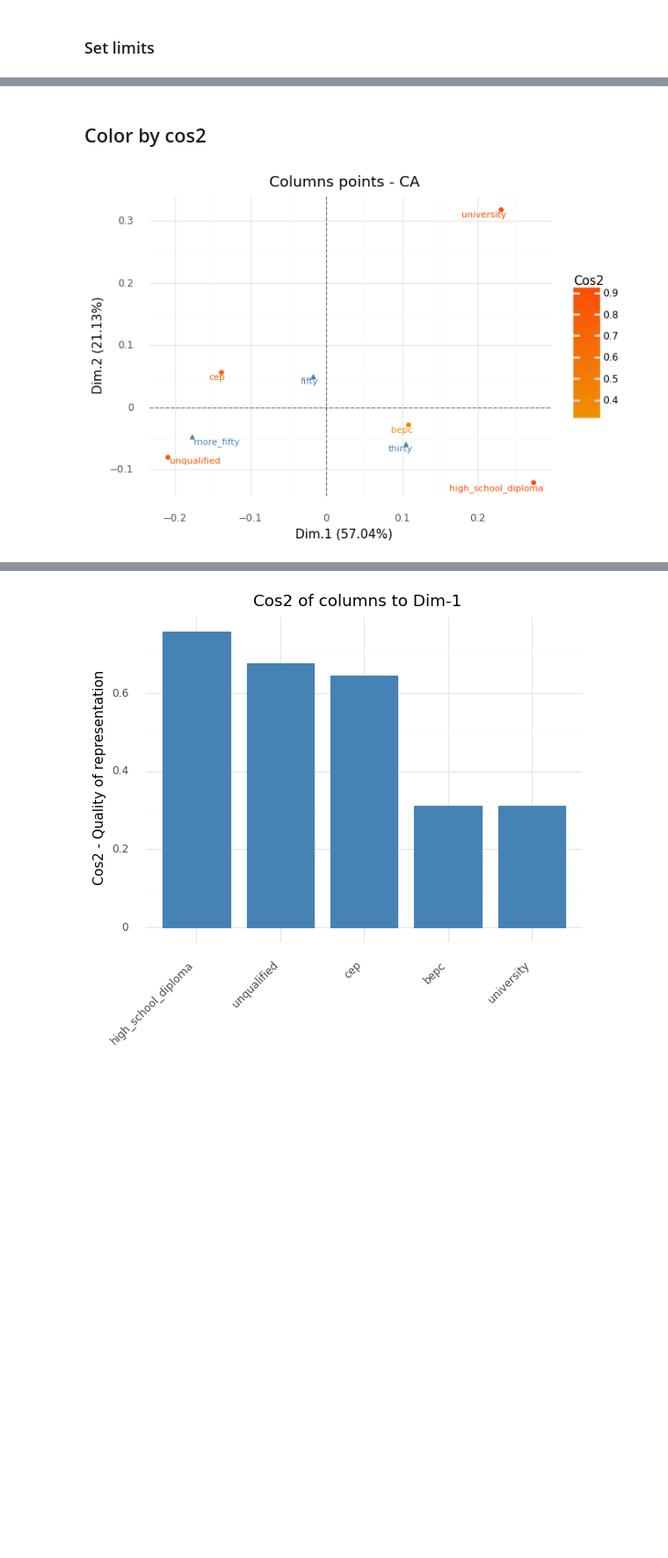
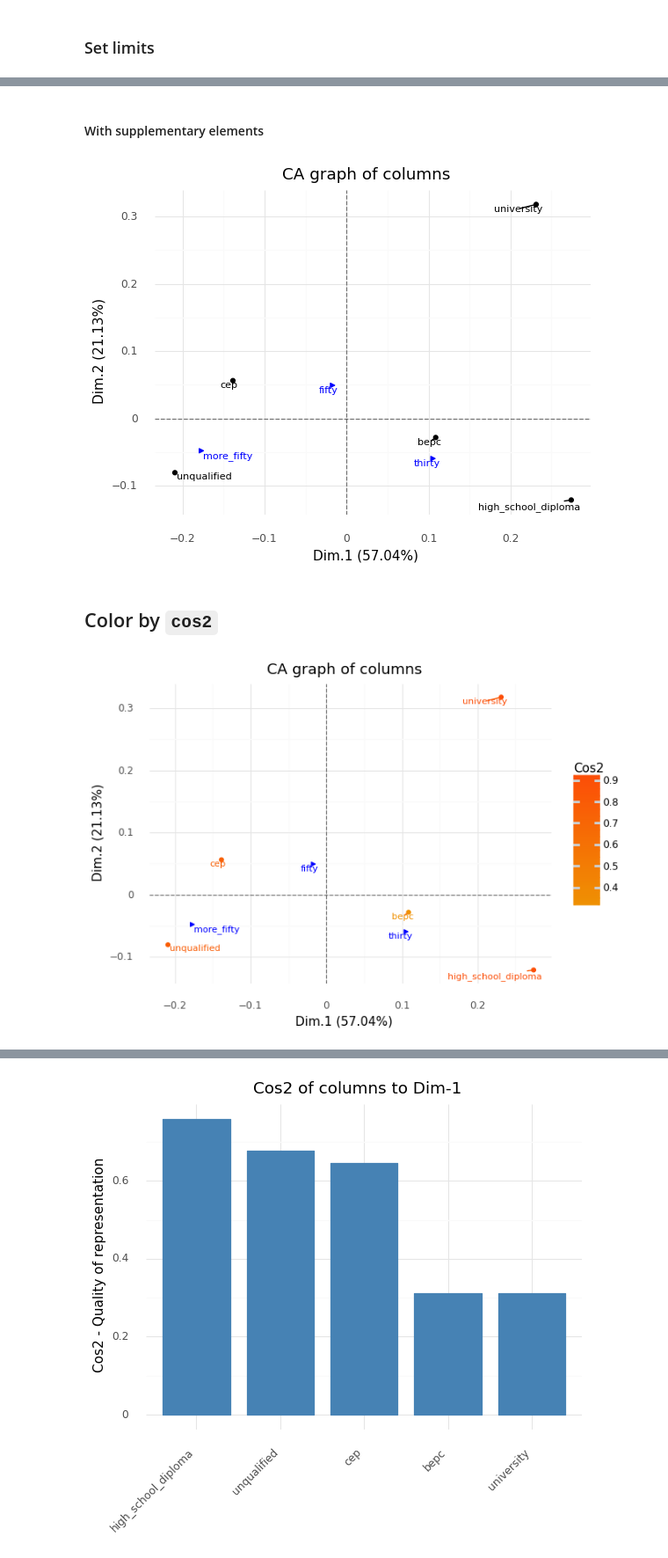
Before and after one commit to enfantbenidedieu/scientisttools, a Jupyter notebook: notebooks/04 - CA/01-CA-children-graphics.ipynb, the cells around one changed output, grey strips where cells are left out. Shown at 88% size. Saved outputs shown, nothing was run; the diff lists cells and outputs as text; code cells hidden in the pictures; blank space fills up the shorter version.

```diff
--- a/notebooks/04 - CA/01-CA-children-graphics.ipynb
+++ b/notebooks/04 - CA/01-CA-children-graphics.ipynb
@@ -125,10 +142,17 @@ print(p)
+# %% [markdown]
+#### With supplementary elements
+# %%
+p = fviz_ca_col(res_ca,repel=True,col_sup=True)
+print(p)
+# %% [output]
+[figure, added]
 # %% [markdown]
-## Color by cos2
+## Color by `cos2`
 # %%
 #color by cos2
-print(fviz_ca_col(res_ca,point_col_col="cos2",repel=True))
+print(fviz_ca_col(res_ca,col_col="cos2",repel=True))
 # %% [output]
-[figure, old version]
+[figure, new version]
 # %%
 print(fviz_corrplot(res_ca.col_.cos2,x_label="Columns points",title="Columns Cos2",legend_title="Cos2"))
 # %% [output]
```
Also changed, not shown: parts of 38 cells of this notebook.
